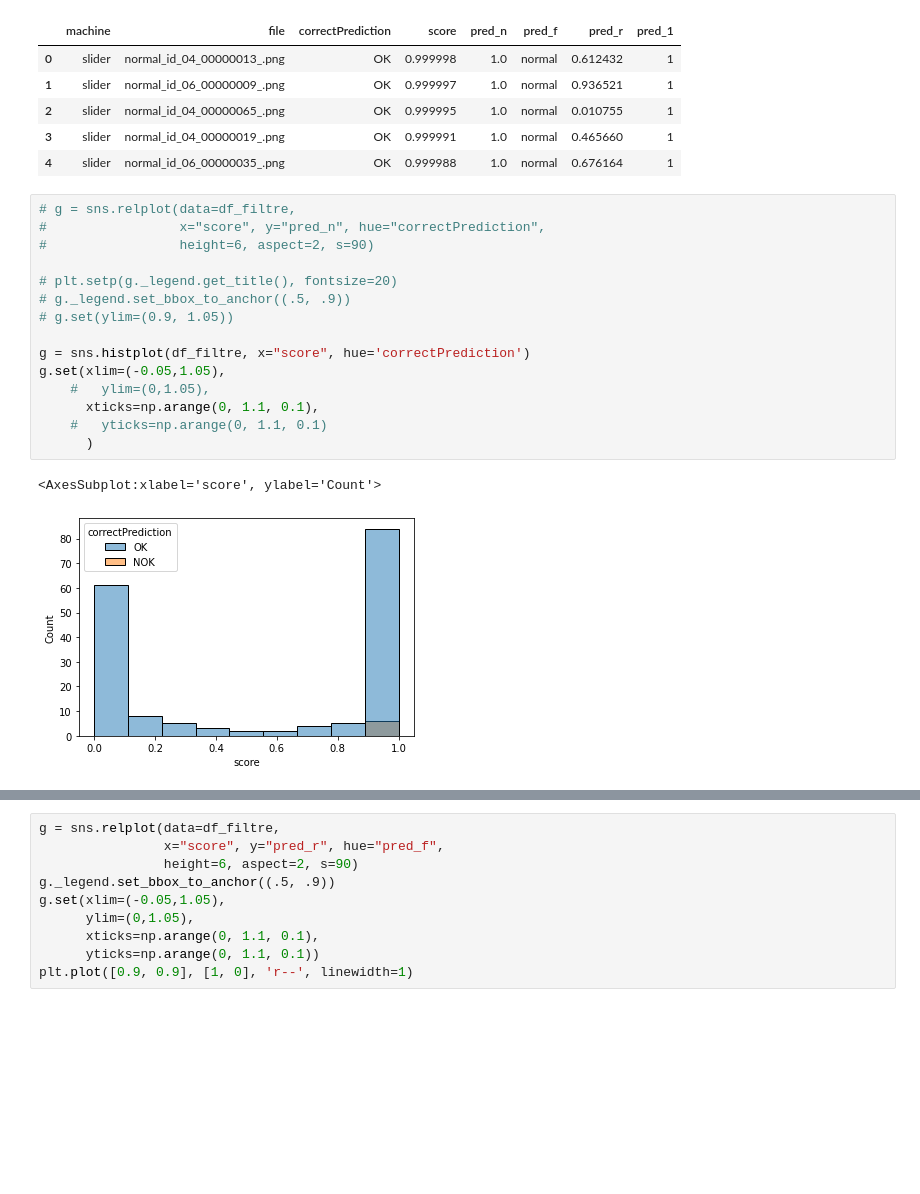
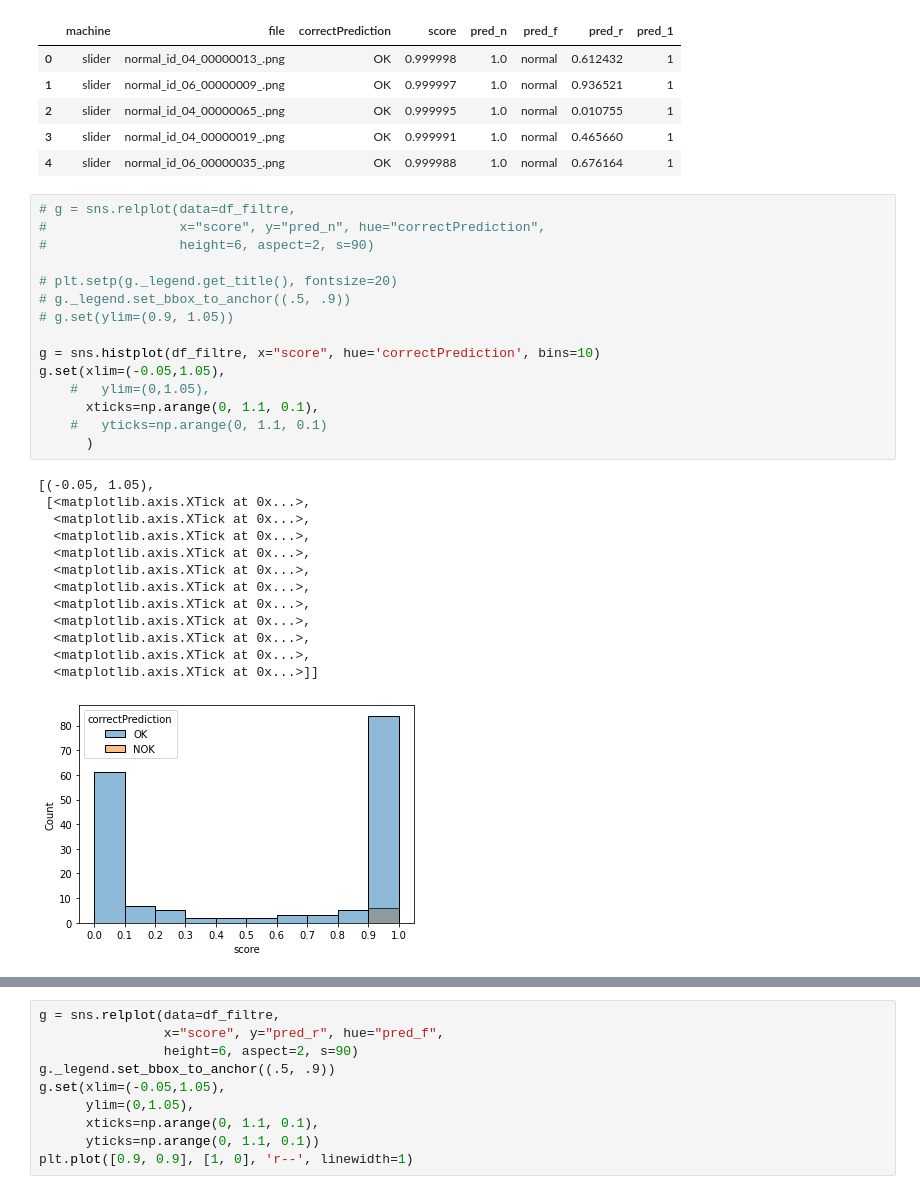
Before and after one commit to a-garnier/ASDpy, a Jupyter notebook: tests_py/test_chart_bar.ipynb, the cells around one changed output, grey strips where cells are left out. Drawn from its saved outputs; the diff is of its cells as text; blank space fills up the shorter version.

```diff
--- a/tests_py/test_chart_bar.ipynb
+++ b/tests_py/test_chart_bar.ipynb
@@ -32,18 +32,29 @@ df_filtre.head()
 # %%
 # g = sns.relplot(data=df_filtre,
 #                 x="score", y="pred_n", hue="correctPrediction",
 #                 height=6, aspect=2, s=90)
 
 # plt.setp(g._legend.get_title(), fontsize=20)
 # g._legend.set_bbox_to_anchor((.5, .9))
 # g.set(ylim=(0.9, 1.05))
 
-g = sns.histplot(df_filtre, x="score", hue='correctPrediction')
+g = sns.histplot(df_filtre, x="score", hue='correctPrediction', bins=10)
 g.set(xlim=(-0.05,1.05),
     #   ylim=(0,1.05),
       xticks=np.arange(0, 1.1, 0.1),
     #   yticks=np.arange(0, 1.1, 0.1)
       )
 # %% [output]
-<AxesSubplot:xlabel='score', ylabel='Count'>
+[(-0.05, 1.05),
+ [<matplotlib.axis.XTick at 0x...>,
+  <matplotlib.axis.XTick at 0x...>,
+  <matplotlib.axis.XTick at 0x...>,
+  <matplotlib.axis.XTick at 0x...>,
+  <matplotlib.axis.XTick at 0x...>,
+  <matplotlib.axis.XTick at 0x...>,
+  <matplotlib.axis.XTick at 0x...>,
+  <matplotlib.axis.XTick at 0x...>,
+  <matplotlib.axis.XTick at 0x...>,
+  <matplotlib.axis.XTick at 0x...>,
+  <matplotlib.axis.XTick at 0x...>]]
-[figure, old version]
+[figure, new version]
```
Also changed, not shown: parts of 1 cell of this notebook, 2 other files.
